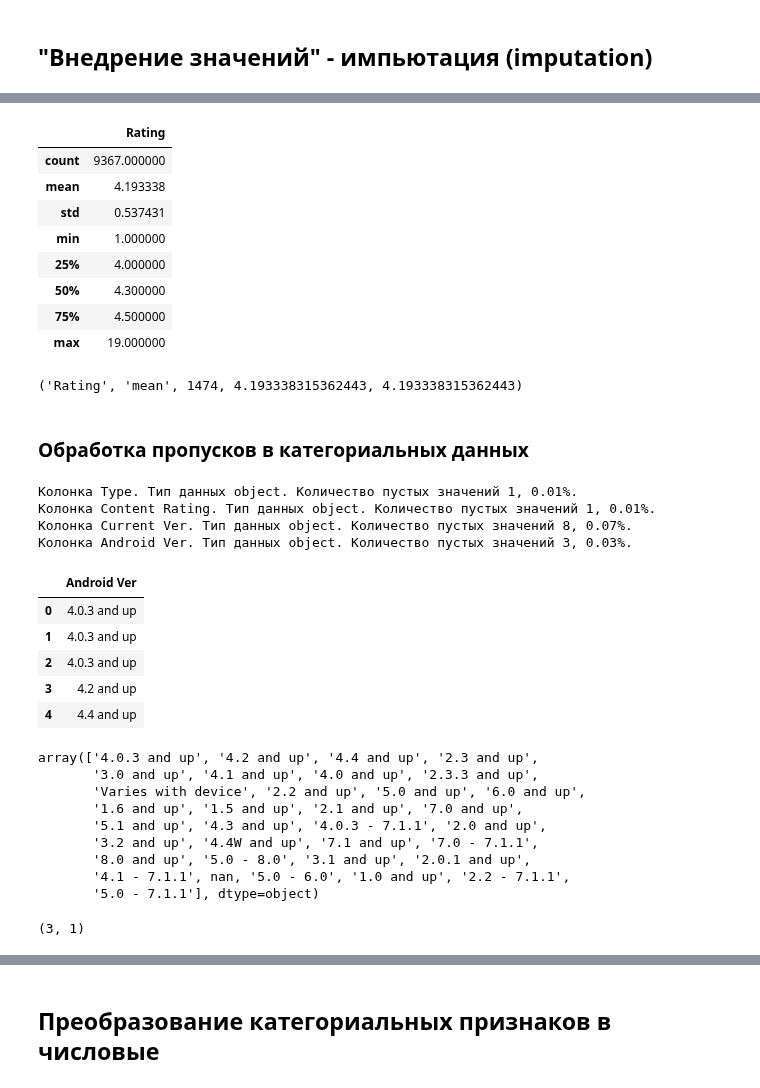
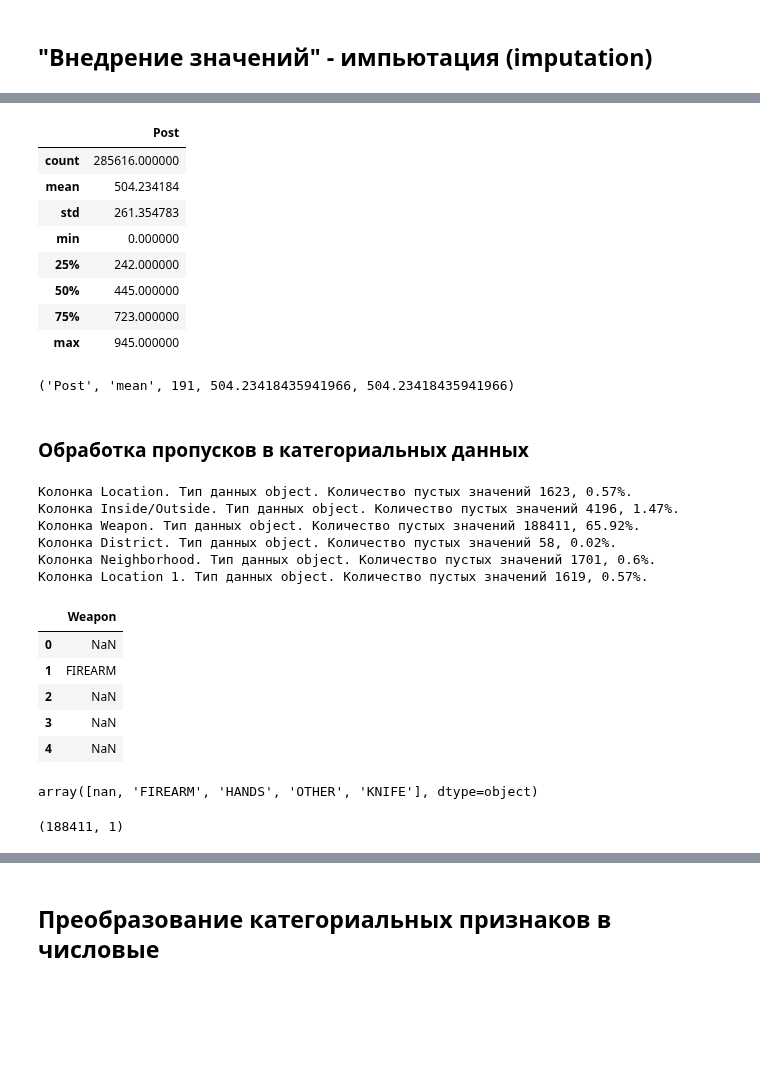
Before and after one commit to zdesbilaksenia/ML, a Jupyter notebook: LR2/LR2.ipynb, the cells around one changed output, grey strips where cells are left out. Saved outputs shown, nothing was run; the diff lists cells and outputs as text; code cells hidden in the pictures; blank space fills up the shorter version.

```diff
--- a/LR2/LR2.ipynb
+++ b/LR2/LR2.ipynb
@@ -20,7 +20,7 @@ import matplotlib.pyplot as plt
 %matplotlib inline
 sns.set(style="ticks")
 # %%
-data = pd.read_csv('./googleplaystore.csv', sep=",")
+data = pd.read_csv('./crimes.csv', sep=",")
 # %%
 # размер набора данных
 data.shape
@@ -207,21 +219,21 @@ def test_num_impute_col(dataset, column, strategy_param):
 
     return column, strategy_param, filled_data.size, filled_data[0], filled_data[filled_data.size-1]
 # %%
-data[['Rating']].describe()
+data[['Post']].describe()
 # %% [output]
-|  | Rating |
-| count | 9367.000000 |
-| mean | 4.193338 |
-| std | 0.537431 |
-| min | 1.000000 |
-| 25% | 4.000000 |
-| 50% | 4.300000 |
-| 75% | 4.500000 |
-| max | 19.000000 |
+|  | Post |
+| count | 285616.000000 |
+| mean | 504.234184 |
+| std | 261.354783 |
+| min | 0.000000 |
+| 25% | 242.000000 |
+| 50% | 445.000000 |
+| 75% | 723.000000 |
+| max | 945.000000 |
 # %%
-test_num_impute_col(data, 'Rating', strategies[0])
+test_num_impute_col(data, 'Post', strategies[0])
 # %% [output]
-('Rating', 'mean', 1474, 4.193338315362443, 4.193338315362443)
+('Post', 'mean', 191, 504.23418435941966, 504.23418435941966)
 # %% [markdown]
 ### Обработка пропусков в категориальных данных
 # %%
@@ -237,36 +249,30 @@ for col in data.columns:
         temp_perc = round((temp_null_count / total_count) * 100.0, 2)
         print('Колонка {}. Тип данных {}. Количество пустых значений {}, {}%.'.format(col, dt, temp_null_count, temp_perc))
 # %% [output]
-Колонка Type. Тип данных object. Количество пустых значений 1, 0.01%.
-Колонка Content Rating. Тип данных object. Количество пустых значений 1, 0.01%.
-Колонка Current Ver. Тип данных object. Количество пустых значений 8, 0.07%.
-Колонка Android Ver. Тип данных object. Количество пустых значений 3, 0.03%.
+Колонка Location. Тип данных object. Количество пустых значений 1623, 0.57%.
+Колонка Inside/Outside. Тип данных object. Количество пустых значений 4196, 1.47%.
+Колонка Weapon. Тип данных object. Количество пустых значений 188411, 65.92%.
+Колонка District. Тип данных object. Количество пустых значений 58, 0.02%.
+Колонка Neighborhood. Тип данных object. Количество пустых значений 1701, 0.6%.
+Колонка Location 1. Тип данных object. Количество пустых значений 1619, 0.57%.
 # %%
-cat_temp_data = data[['Android Ver']]
+cat_temp_data = data[['Weapon']]
 cat_temp_data.head()
 # %% [output]
-|  | Android Ver |
-| 0 | 4.0.3 and up |
-| 1 | 4.0.3 and up |
-| 2 | 4.0.3 and up |
-| 3 | 4.2 and up |
-| 4 | 4.4 and up |
+|  | Weapon |
+| 0 | NaN |
+| 1 | FIREARM |
+| 2 | NaN |
+| 3 | NaN |
+| 4 | NaN |
 # %%
-cat_temp_data['Android Ver'].unique()
+cat_temp_data['Weapon'].unique()
 # %% [output]
-array(['4.0.3 and up', '4.2 and up', '4.4 and up', '2.3 and up',
-       '3.0 and up', '4.1 and up', '4.0 and up', '2.3.3 and up',
-       'Varies with device', '2.2 and up', '5.0 and up', '6.0 and up',
-       '1.6 and up', '1.5 and up', '2.1 and up', '7.0 and up',
-       '5.1 and up', '4.3 and up', '4.0.3 - 7.1.1', '2.0 and up',
-       '3.2 and up', '4.4W and up', '7.1 and up', '7.0 - 7.1.1',
-       '8.0 and up', '5.0 - 8.0', '3.1 and up', '2.0.1 and up',
-       '4.1 - 7.1.1', nan, '5.0 - 6.0', '1.0 and up', '2.2 - 7.1.1',
-       '5.0 - 7.1.1'], dtype=object)
+array([nan, 'FIREARM', 'HANDS', 'OTHER', 'KNIFE'], dtype=object)
 # %%
-cat_temp_data[cat_temp_data['Android Ver'].isnull()].shape
+cat_temp_data[cat_temp_data['Weapon'].isnull()].shape
 # %% [output]
-(3, 1)
+(188411, 1)
 # %%
 # Импьютация наиболее частыми значениями
 imp2 = SimpleImputer(missing_values=np.nan, strategy='most_frequent')
```
Also changed, not shown: parts of 33 cells of this notebook, 10 other files.
